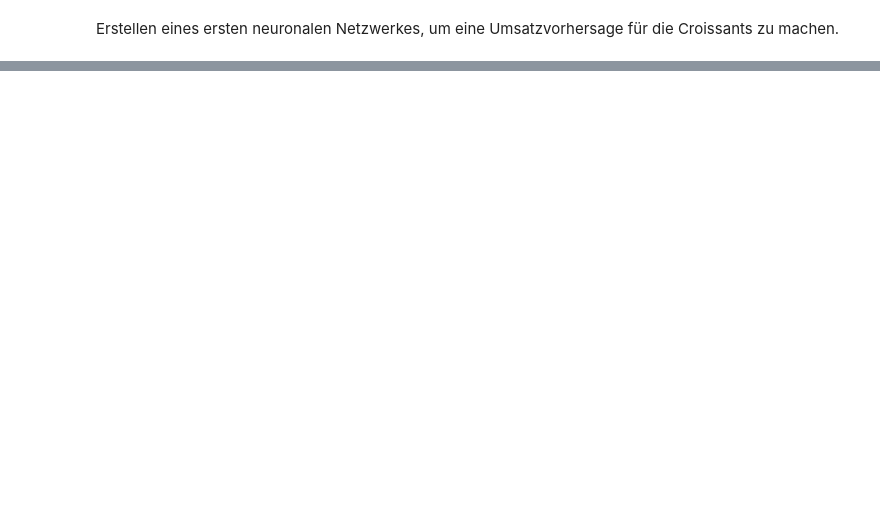
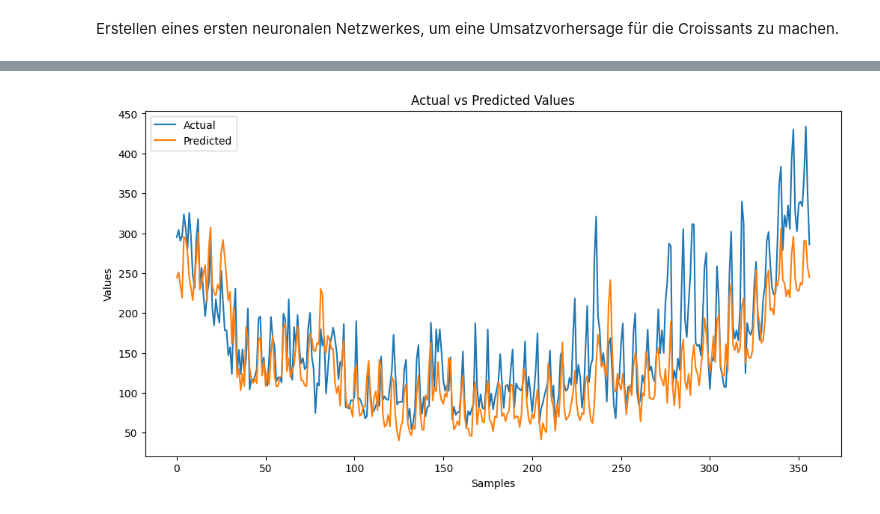
Before and after one commit to jul-mar/bakery_sales_prediction, a Jupyter notebook: 3_Model/03_Barbara/Croissant_model.ipynb, the cells around one changed output, grey strips where cells are left out. Cells and saved outputs as stored; diff of their text form; code cells hidden in the pictures; blank space fills up the shorter version.

```diff
--- a/3_Model/03_Barbara/Croissant_model.ipynb
+++ b/3_Model/03_Barbara/Croissant_model.ipynb
@@ -60,0 +139,12 @@ ModuleNotFoundError: No module named 'numpy.typing'
+# %%
+# Making Predictions and Evaluating the Model
+
+def mape(y_true, y_pred):
+    y_true, y_pred = np.array(y_true), np.array(y_pred)
+    non_zero_mask = y_true != 0
+    return np.mean(np.abs((y_true[non_zero_mask] - y_pred[non_zero_mask]) / y_true[non_zero_mask])) * 100
+
+training_predictions = model.predict(training_features)
+validation_predictions = model.predict(validation_features)
+print(f"MAPE on the Training Data: {mape(training_labels, training_predictions):.2f}%")
+print(f"MAPE on the Validation Data: {mape(validation_labels, validation_predictions):.2f}%")
@@ -60,0 +183,12 @@ ModuleNotFoundError: No module named 'numpy.typing'
+# %%
+#compare the predictions with the actual values from the validation set
+plt.figure(figsize=(12, 6))
+plt.plot(validation_labels.values, label='Actual')
+plt.plot(validation_predictions, label='Predicted')
+plt.title('Actual vs Predicted Values')
+plt.xlabel('Samples')
+plt.ylabel('Values')
+plt.legend()
+plt.show()
+# %% [output]
+[figure, added]
```
Also changed, not shown: parts of 11 cells of this notebook, 8 other files.
